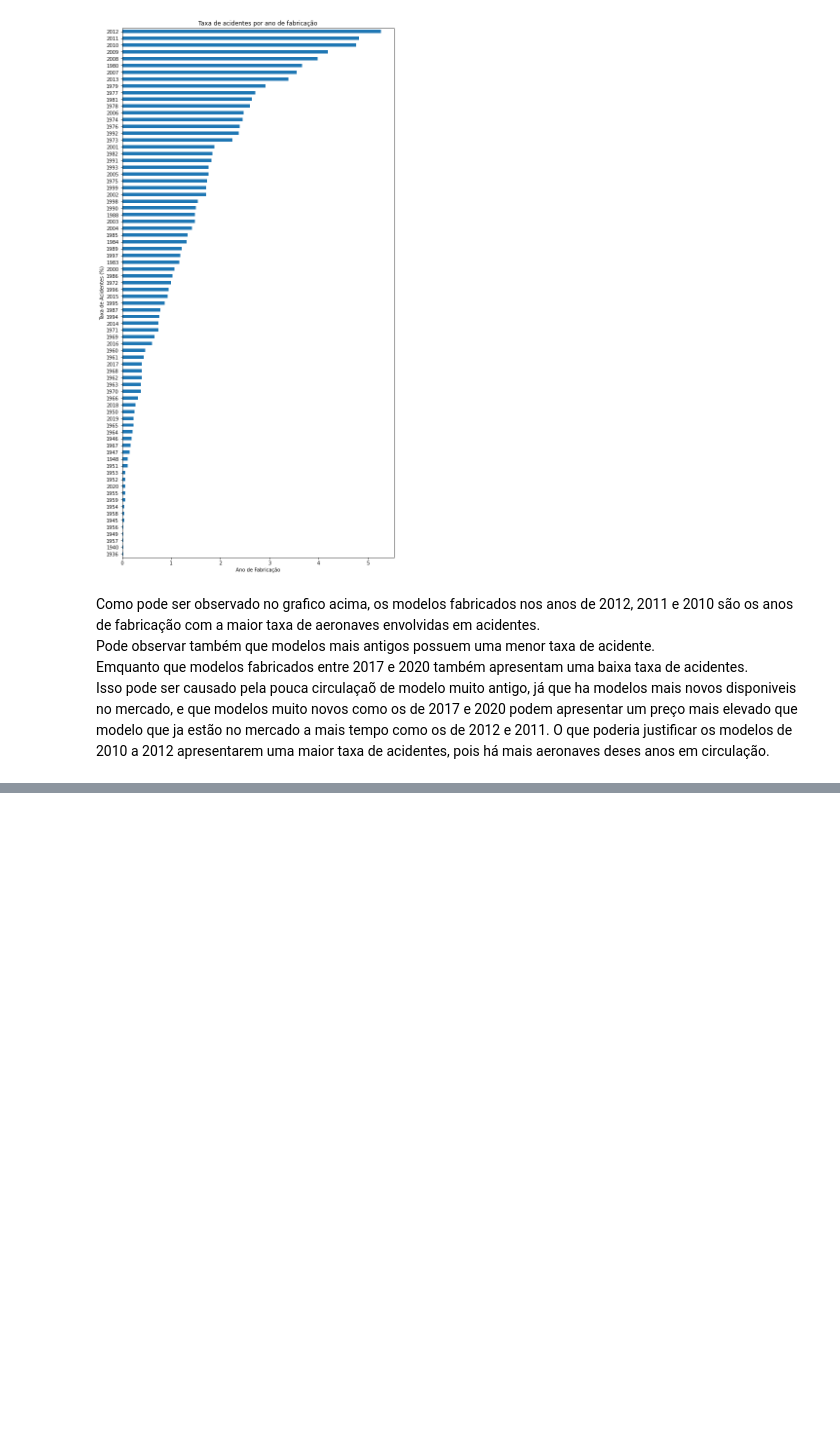
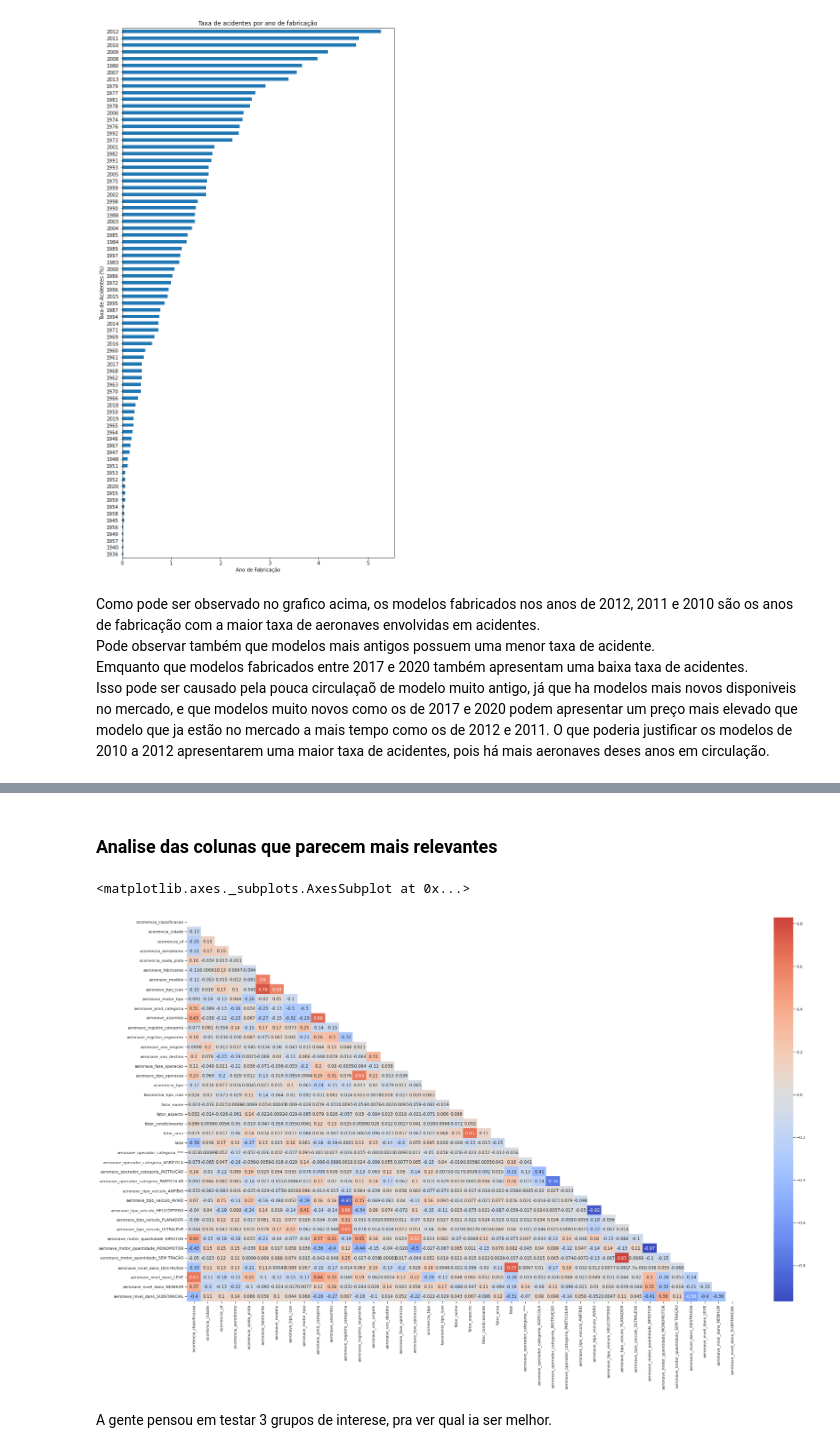
Before and after one commit to MarcosVeniciu/Trabalho-Pratico-Introducao-a-Ciencia-dos-Dados, a Jupyter notebook: cenipa.ipynb, the cells around one changed output, grey strips where cells are left out. Drawn from its saved outputs; the diff is of its cells as text; code cells hidden in the pictures; blank space fills up the shorter version.

```diff
--- a/cenipa.ipynb
+++ b/cenipa.ipynb
@@ -831,0 +968,4 @@ Isso pode ser causado pela pouca circulaçaõ de modelo muito antigo, já que ha
+# %%
+# A maioria das aeronaves foram feitas no brasil
+print(dataset['aeronave_pais_registro'].value_counts())
+dataset = dataset.drop(columns=['aeronave_pais_registro'])
@@ -831,0 +981,46 @@ Isso pode ser causado pela pouca circulaçaõ de modelo muito antigo, já que ha
+# %%
+# Leandro   RESOLVA
+dataset = dataset.drop(columns=['ocorrencia_latitude', 'ocorrencia_longitude', 'ocorrencia_dia', 'ocorrencia_hora', 'total_aeronaves_envolvidas',
+                                'aeronave_matricula', 'aeronave_pais_fabricante'])
+# %% [markdown]
+### Analise das colunas que parecem mais relevantes
+# %%
+dataset['ocorrencia_classificacao'] = dataset["ocorrencia_classificacao"].astype('category').cat.codes
+dataset['ocorrencia_cidade'] = dataset["ocorrencia_cidade"].astype('category').cat.codes
+dataset['ocorrencia_uf'] = dataset["ocorrencia_uf"].astype('category').cat.codes
+dataset['ocorrencia_aerodromo'] = dataset["ocorrencia_aerodromo"].astype('category').cat.codes
+dataset['ocorrencia_saida_pista'] = dataset['ocorrencia_saida_pista'].apply(lambda x: 1 if x == 'SIM' else 0)
+dataset['ocorrencia_aerodromo'] = dataset["ocorrencia_aerodromo"].astype('category').cat.codes
+
+dataset = pd.get_dummies(dataset, columns=["aeronave_operador_categoria"])
+dataset = pd.get_dummies(dataset, columns=["aeronave_tipo_veiculo"])
+dataset['aeronave_fabricante'] = dataset["aeronave_fabricante"].astype('category').cat.codes
+dataset['aeronave_modelo'] = dataset["aeronave_modelo"].astype('category').cat.codes
+dataset['aeronave_tipo_icao'] = dataset["aeronave_tipo_icao"].astype('category').cat.codes
+dataset['aeronave_motor_tipo'] = dataset["aeronave_motor_tipo"].astype('category').cat.codes
+dataset = pd.get_dummies(dataset, columns=["aeronave_motor_quantidade"])
+dataset['aeronave_motor_tipo'] = dataset["aeronave_motor_tipo"].astype('category').cat.codes
+dataset['aeronave_registro_categoria'] = dataset["aeronave_registro_categoria"].astype('category').cat.codes
+dataset['aeronave_registro_segmento'] = dataset["aeronave_registro_segmento"].astype('category').cat.codes
+dataset['aeronave_voo_origem'] = dataset["aeronave_voo_origem"].astype('category').cat.codes
+dataset['aeronave_voo_destino'] = dataset["aeronave_voo_destino"].astype('category').cat.codes
+dataset['aeronave_fase_operacao'] = dataset["aeronave_fase_operacao"].astype('category').cat.codes
+dataset['aeronave_tipo_operacao'] = dataset["aeronave_tipo_operacao"].astype('category').cat.codes
+dataset = pd.get_dummies(dataset, columns=["aeronave_nivel_dano"])
+dataset['ocorrencia_tipo'] = dataset["ocorrencia_tipo"].astype('category').cat.codes
+dataset['taxonomia_tipo_icao'] = dataset["taxonomia_tipo_icao"].astype('category').cat.codes
+dataset['fator_nome'] = dataset["fator_nome"].astype('category').cat.codes
+
+dataset['fator_aspecto'] = dataset["fator_aspecto"].astype('category').cat.codes
+dataset['fator_condicionante'] = dataset["fator_condicionante"].astype('category').cat.codes
+dataset['fator_area'] = dataset["fator_area"].astype('category').cat.codes
+# %%
+Var_Corr = dataset.corr()
+matrix = np.triu(dataset.corr())
+
+plt.figure(figsize = (35,20))
+sns.heatmap(Var_Corr, xticklabels=Var_Corr.columns, yticklabels=Var_Corr.columns,\
+            annot=True,center= 0, cmap= 'coolwarm',mask=matrix)
+# %% [output]
+<matplotlib.axes._subplots.AxesSubplot at 0x...>
+[figure, added]
@@ -831,0 +1043,2 @@ Isso pode ser causado pela pouca circulaçaõ de modelo muito antigo, já que ha
+# %% [markdown]
+A gente pensou em testar 3 grupos de interese, pra ver qual ia ser melhor.
```
Also changed, not shown: parts of 27 cells of this notebook.
